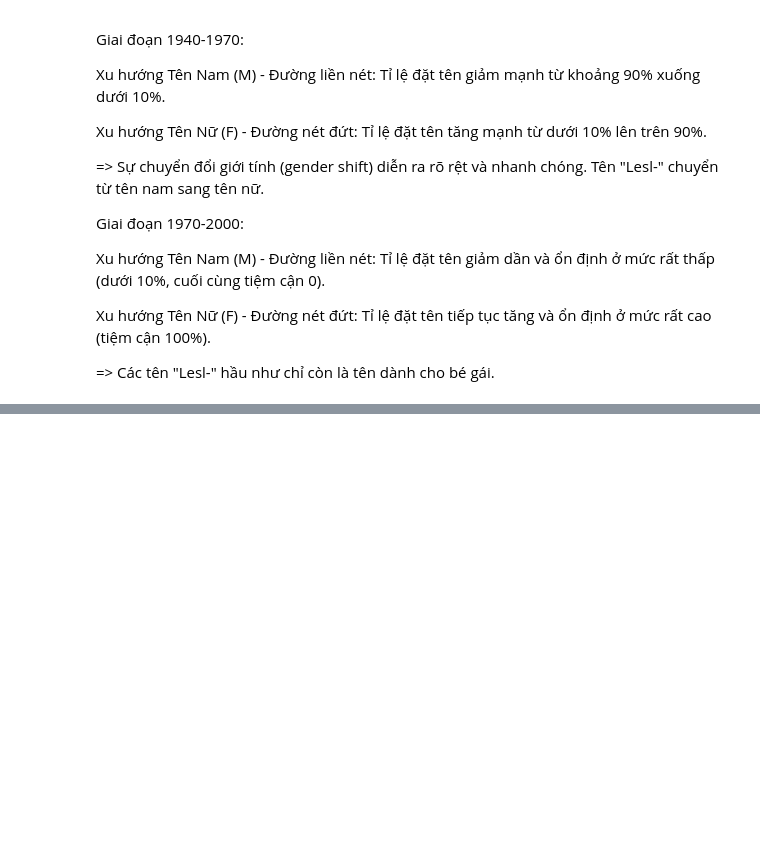
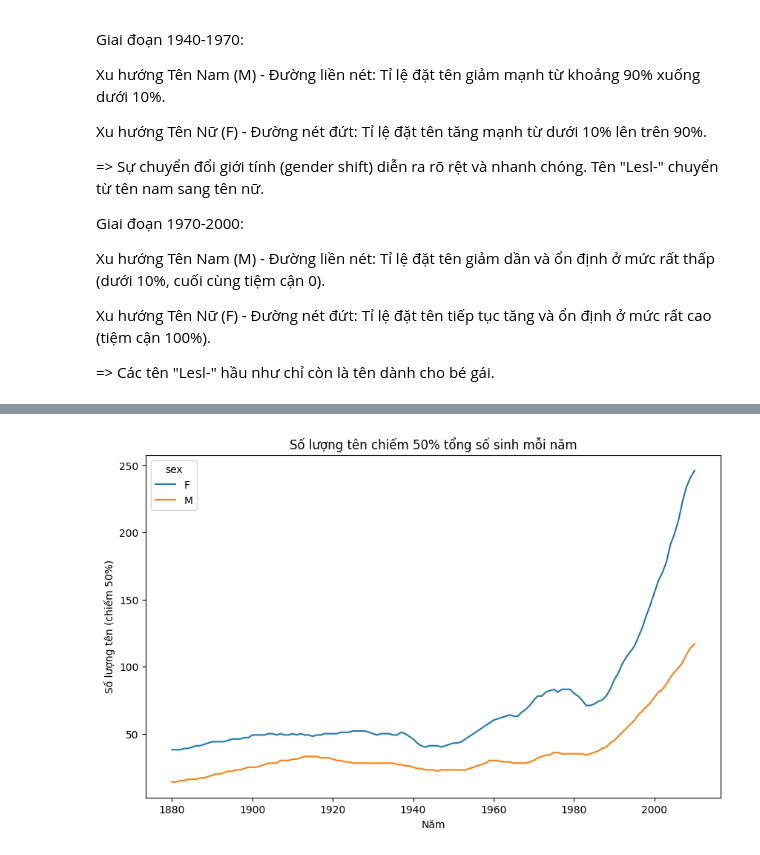
Before and after one commit to nvhao100604/PTDL_2025, a Jupyter notebook: BaiTapLon2/13_3.ipynb, the cells around one changed output, grey strips where cells are left out. Cells and saved outputs as stored; diff of their text form; code cells hidden in the pictures; blank space fills up the shorter version.

```diff
--- a/BaiTapLon2/13_3.ipynb
+++ b/BaiTapLon2/13_3.ipynb
@@ -670,0 +742,20 @@ Xu hướng Tên Nữ (F) - Đường nét đứt: Tỉ lệ đặt tên tiếp
+# %%
+import numpy as np
+
+# Hàm tính số lượng tên cần để đạt 50% tổng số sinh trong năm đó
+def get_quantile_count(group, q=0.5):
+    group = group.sort_values("prop", ascending=False)
+    cumulative = group["prop"].cumsum()
+    return cumulative.searchsorted(q) + 1  # +1 vì index bắt đầu từ 0
+
+# Áp dụng theo từng năm và giới tính
+diversity = top1000.groupby(["year", "sex"]).apply(get_quantile_count)
+diversity = diversity.unstack("sex")  # chuyển sex thành cột riêng
+
+# Vẽ biểu đồ
+diversity.plot(title="Số lượng tên chiếm 50% tổng số sinh mỗi năm", figsize=(10,6))
+plt.xlabel("Năm")
+plt.ylabel("Số lượng tên (chiếm 50%)")
+plt.show()
+# %% [output]
+[figure, added]
```
Also changed, not shown: parts of 85 cells of this notebook, 2 other files.
